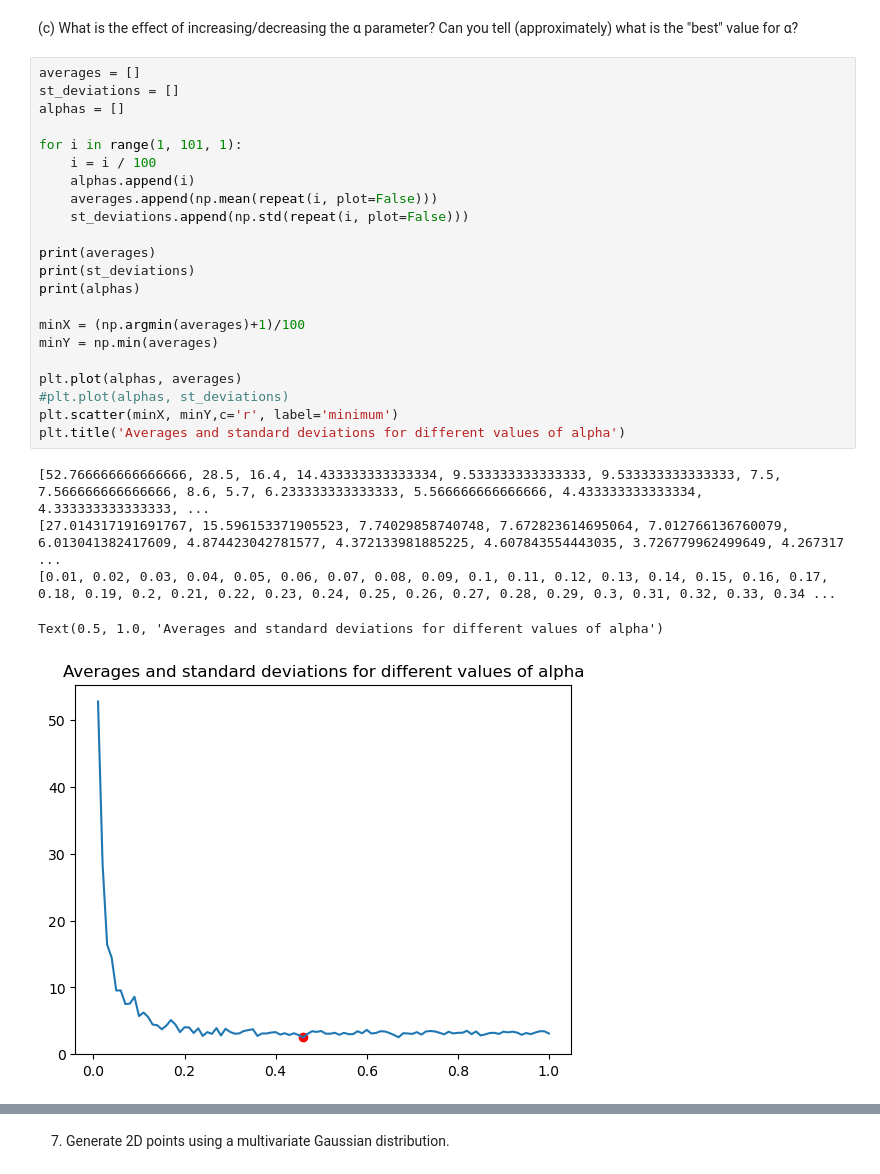
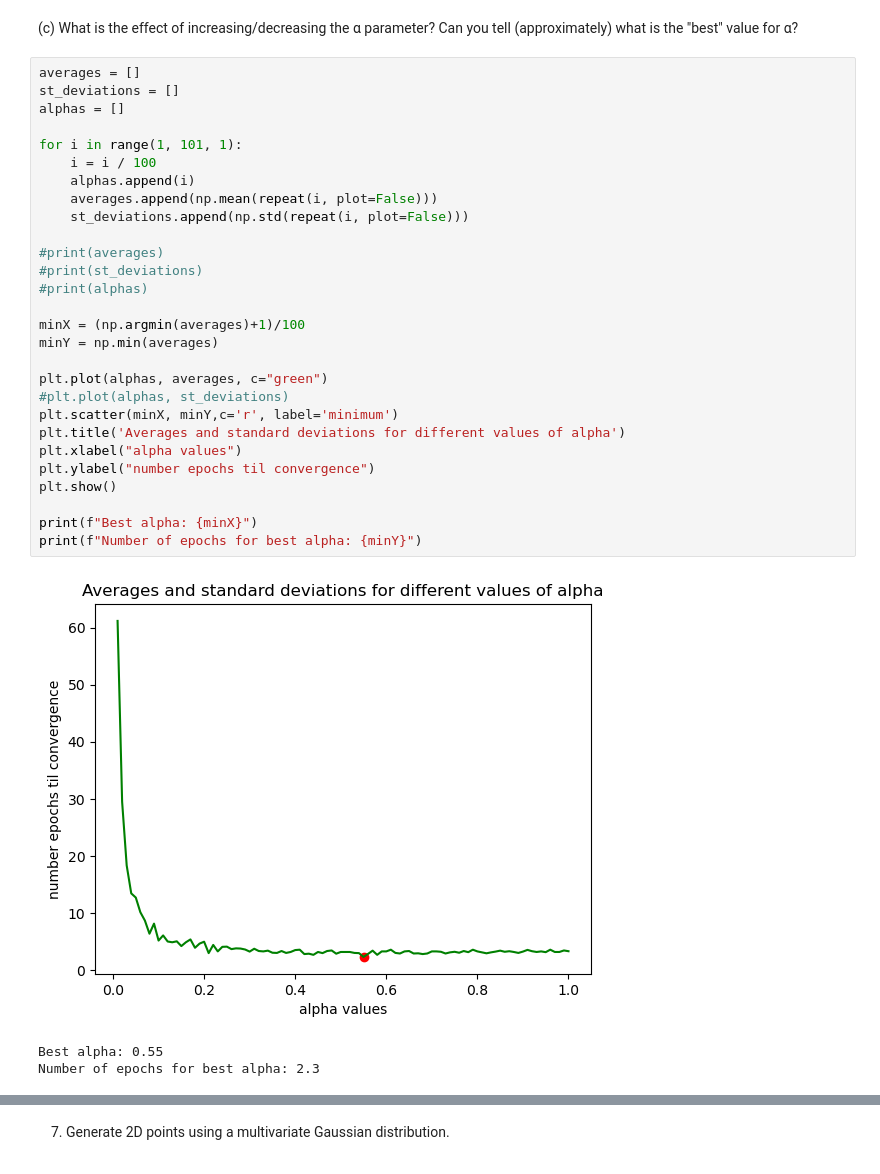
Before and after one commit to jelenameyer/IntroToMachineLearning, a Jupyter notebook: assignments/assignment2/finalA2.ipynb, the cells around one changed output, grey strips where cells are left out. Cells and saved outputs as stored; diff of their text form.

```diff
--- a/assignments/assignment2/finalA2.ipynb
+++ b/assignments/assignment2/finalA2.ipynb
@@ -236,31 +229,35 @@ print(f'standard deviation: {np.std(list)}')
 # %%
 averages = []
 st_deviations = []
 alphas = []
 
 for i in range(1, 101, 1):
     i = i / 100
     alphas.append(i)
     averages.append(np.mean(repeat(i, plot=False)))
     st_deviations.append(np.std(repeat(i, plot=False)))
 
-print(averages)
-print(st_deviations)
-print(alphas)
+#print(averages)
+#print(st_deviations)
+#print(alphas)
 
 minX = (np.argmin(averages)+1)/100
 minY = np.min(averages)
 
-plt.plot(alphas, averages)
+plt.plot(alphas, averages, c="green")
 #plt.plot(alphas, st_deviations)
 plt.scatter(minX, minY,c='r', label='minimum')
 plt.title('Averages and standard deviations for different values of alpha')
+plt.xlabel("alpha values")
+plt.ylabel("number epochs til convergence")
+plt.show()
+
+print(f"Best alpha: {minX}")
+print(f"Number of epochs for best alpha: {minY}")
 # %% [output]
+[figure, new version]
-[52.766666666666666, 28.5, 16.4, 14.433333333333334, 9.533333333333333, 9.533333333333333, 7.5, 7.566666666666666, 8.6, 5.7, 6.233333333333333, 5.566666666666666, 4.433333333333334, 4.333333333333333, ...
-[27.014317191691767, 15.596153371905523, 7.74029858740748, 7.672823614695064, 7.012766136760079, 6.013041382417609, 4.874423042781577, 4.372133981885225, 4.607843554443035, 3.726779962499649, 4.267317 ...
-[0.01, 0.02, 0.03, 0.04, 0.05, 0.06, 0.07, 0.08, 0.09, 0.1, 0.11, 0.12, 0.13, 0.14, 0.15, 0.16, 0.17, 0.18, 0.19, 0.2, 0.21, 0.22, 0.23, 0.24, 0.25, 0.26, 0.27, 0.28, 0.29, 0.3, 0.31, 0.32, 0.33, 0.34 ...
+Best alpha: 0.55
+Number of epochs for best alpha: 2.3
-Text(0.5, 1.0, 'Averages and standard deviations for different values of alpha')
-[figure, old version]
 # %% [markdown]
 ### (c) What is the effect of increasing/decreasing the α parameter? Can you tell (approximately) what is the "best" value for α?
 
```
Also changed, not shown: parts of 25 cells of this notebook, 2 other files.
